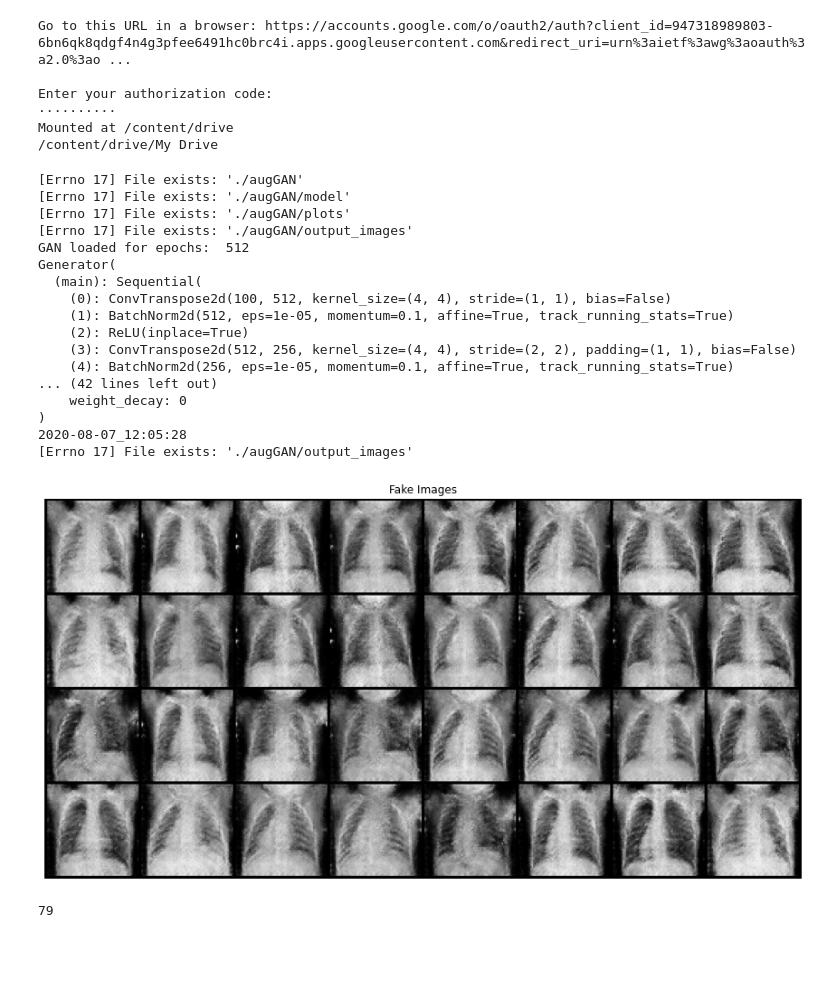
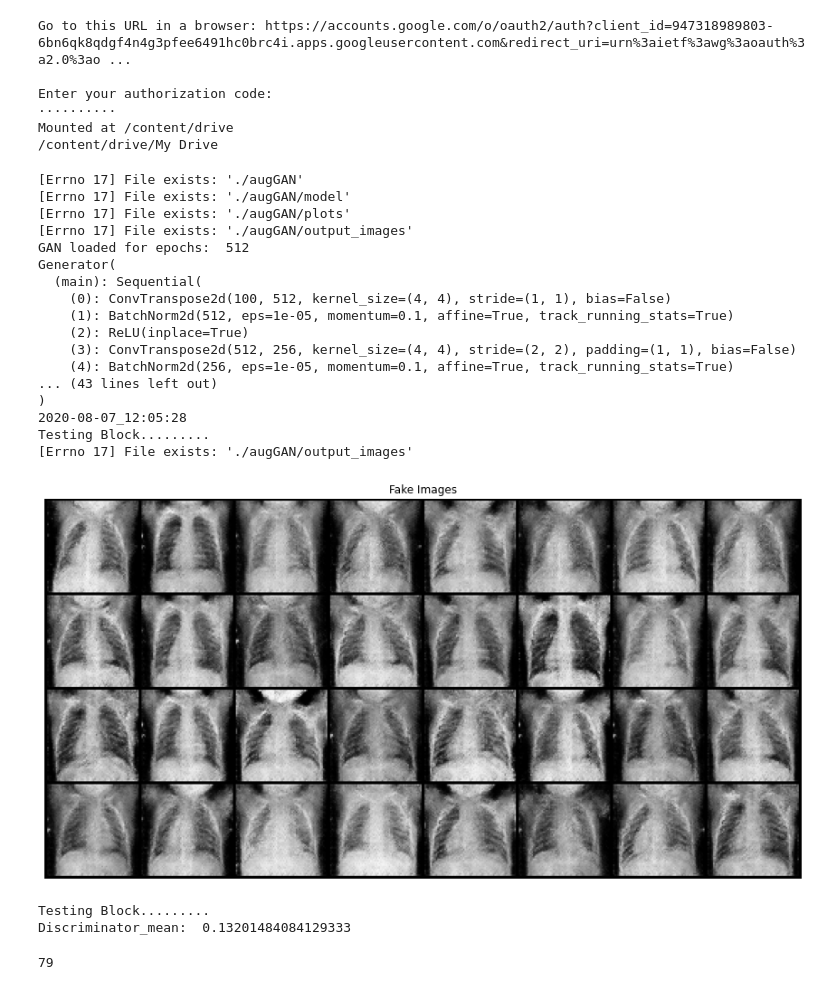
Before and after one commit to rossettisimone/AUGMENTATION_GAN, a Jupyter notebook: DCGAN.ipynb, the cells around one changed output. Saved outputs shown, nothing was run; the diff lists cells and outputs as text; code cells hidden in the pictures; blank space fills up the shorter version.

Commit message:
function to generate fake for chest X-rays

```diff
--- a/DCGAN.ipynb
+++ b/DCGAN.ipynb
@@ -544,37 +553,43 @@ else:
         train_gan(generator, discriminator, gen_optimizer, dis_optimizer, train_loader,
                   num_epochs, metrics)
         test2(generator, discriminator, num_epochs, metrics, train_loader)
     else:
         idx = []
-        idx = get_indices(train_set, 0, idx) #Airplane for stl10; covid for x-ray dataset
+        idx = get_indices(train_set, 2, idx) #Airplane for stl10; covid for x-ray dataset
         #idx_2 = get_indices(train_set, 8, idx) #Ship
         #idx_3 = get_indices(train_set, 9, idx) #Truck
 
         print("Total samples now are ",len(idx))
         selected_loader = torch.utils.data.DataLoader(train_set, batch_size=batch_size,
                                                       sampler = SubsetRandomSampler(idx))
         train_gan(generator, discriminator, gen_optimizer, dis_optimizer, selected_loader,
                   num_epochs, metrics)
         test2(generator, discriminator, num_epochs, metrics, selected_loader)
+        test1(generator, discriminator, num_epochs, metrics)
 # %% [output]
 [Errno 17] File exists: './augGAN'
 [Errno 17] File exists: './augGAN/model'
 [Errno 17] File exists: './augGAN/plots'
 [Errno 17] File exists: './augGAN/output_images'
 GAN loaded for epochs:  512
 Generator(
   (main): Sequential(
     (0): ConvTranspose2d(100, 512, kernel_size=(4, 4), stride=(1, 1), bias=False)
     (1): BatchNorm2d(512, eps=1e-05, momentum=0.1, affine=True, track_running_stats=True)
     (2): ReLU(inplace=True)
     (3): ConvTranspose2d(512, 256, kernel_size=(4, 4), stride=(2, 2), padding=(1, 1), bias=False)
     (4): BatchNorm2d(256, eps=1e-05, momentum=0.1, affine=True, track_running_stats=True)
-... (42 lines left out)
-    weight_decay: 0
+... (43 lines left out)
 )
 2020-08-07_12:05:28
+Testing Block.........
 [Errno 17] File exists: './augGAN/output_images'
-[figure, old version]
+[figure, new version]
+# %%
+test_fake(generator, discriminator, metrics, 1000)
+# %% [output]
+Testing Block.........
+Discriminator_mean:  0.13201484084129333
 # %%
 path, dirs, files = next(os.walk(os.path.join(data_dir, "train/pneumonia_bac")))
 print(len(files))
```
Also changed, not shown: parts of 2 cells of this notebook.
